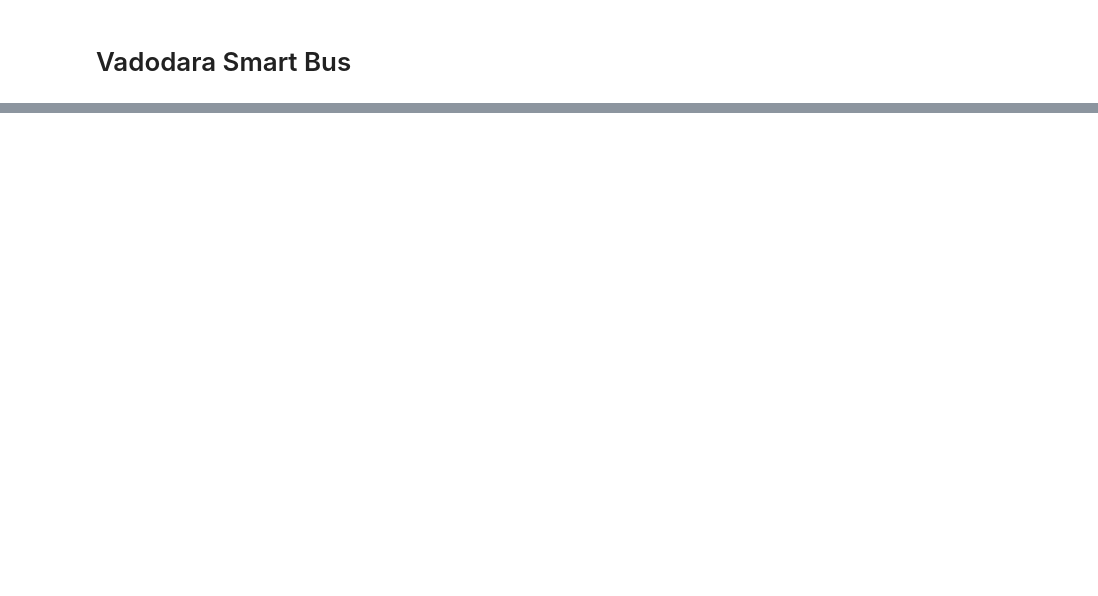
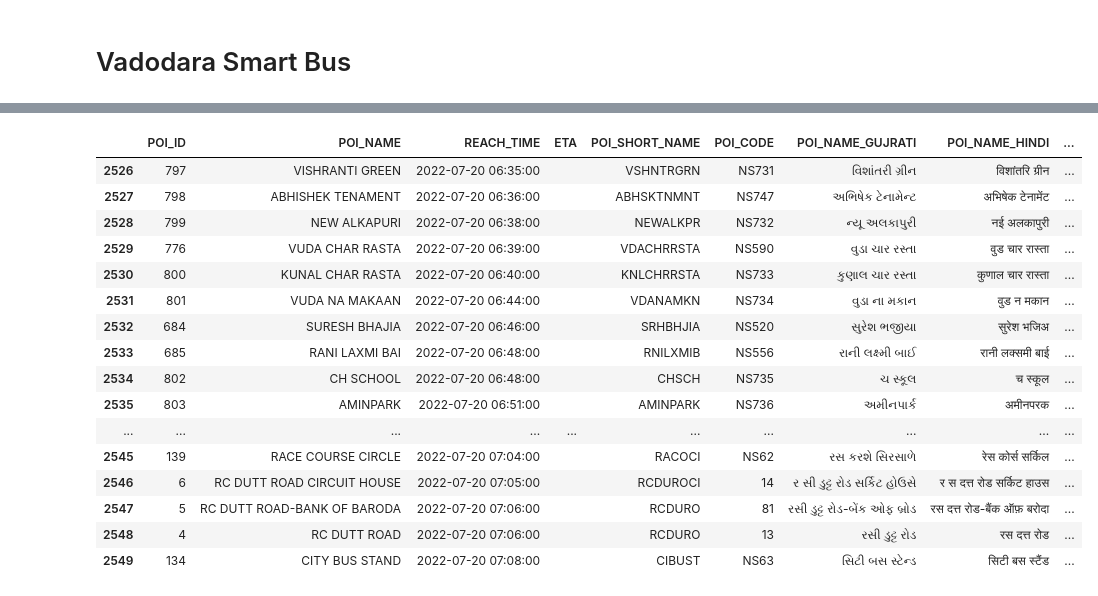
Before and after one commit to open-vadodara/smart-city-bus, a Jupyter notebook: EDA.ipynb, the cells around one changed output, grey strips where cells are left out. Cells and saved outputs as stored; diff of their text form; code cells hidden in the pictures; blank space fills up the shorter version.

```diff
--- a/EDA.ipynb
+++ b/EDA.ipynb
@@ -64,0 +125,19 @@ Components(days=0, hours=0, minutes=16, seconds=0, milliseconds=0, microseconds=
+# %%
+fldr = 'ov_bus_viz/public/route_details/'
+# %%
+df_tt = pd.read_json(fldr + 'tt_all.json')
+
+# Basic table info
+print(df_tt.shape)
+print('-'*40)
+
+# Columns
+print(df_tt.columns)
+print('-'*40)
+
+# Data types
+print(df_tt.dtypes)
+print('-'*40)
+
+# Sample overview of the data
+df_tt.head()
@@ -64,0 +204,4 @@ Components(days=0, hours=0, minutes=16, seconds=0, milliseconds=0, microseconds=
+# %%
+lat_lan = df_tt['LATLAN'].str.split(' ', expand=True)
+df_tt['LAT'] = lat_lan[0]
+df_tt['LNG'] = lat_lan[1]
@@ -64,0 +277,20 @@ Components(days=0, hours=0, minutes=16, seconds=0, milliseconds=0, microseconds=
+# %%
+df_tt[df_tt['ROUTE_NO'] == '21AD']
+# %% [output]
+|  | POI_ID | POI_NAME | REACH_TIME | ETA | POI_SHORT_NAME | POI_CODE | POI_NAME_GUJRATI | POI_NAME_HINDI | ... |
+| 2526 | 797 | VISHRANTI GREEN | 2022-07-20 06:35:00 |  | VSHNTRGRN | NS731 | વિશાંતરી ગ્રીન | विशांतरि ग्रीन | ... |
+| 2527 | 798 | ABHISHEK TENAMENT | 2022-07-20 06:36:00 |  | ABHSKTNMNT | NS747 | અભિષેક ટેનામેન્ટ | अभिषेक टेनामेंट | ... |
+| 2528 | 799 | NEW ALKAPURI | 2022-07-20 06:38:00 |  | NEWALKPR | NS732 | ન્યૂ અલકાપુરી | नई अलकापुरी | ... |
+| 2529 | 776 | VUDA CHAR RASTA | 2022-07-20 06:39:00 |  | VDACHRRSTA | NS590 | વુડા ચાર રસ્તા | वुड चार रास्ता | ... |
+| 2530 | 800 | KUNAL CHAR RASTA | 2022-07-20 06:40:00 |  | KNLCHRRSTA | NS733 | કુણાલ ચાર રસ્તા | कुणाल चार रास्ता | ... |
+| 2531 | 801 | VUDA NA MAKAAN | 2022-07-20 06:44:00 |  | VDANAMKN | NS734 | વુડા ના મકાન | वुड न मकान | ... |
+| 2532 | 684 | SURESH BHAJIA | 2022-07-20 06:46:00 |  | SRHBHJIA | NS520 | સુરેશ ભજીયા | सुरेश भजिअ | ... |
+| 2533 | 685 | RANI LAXMI BAI | 2022-07-20 06:48:00 |  | RNILXMIB | NS556 | રાની લક્ષ્મી બાઈ | रानी लक्समी बाई | ... |
+| 2534 | 802 | CH SCHOOL | 2022-07-20 06:48:00 |  | CHSCH | NS735 | ચ સ્કૂલ | च स्कूल | ... |
+| 2535 | 803 | AMINPARK | 2022-07-20 06:51:00 |  | AMINPARK | NS736 | અમીનપાર્ક | अमीनपरक | ... |
+| ... | ... | ... | ... | ... | ... | ... | ... | ... | ... |
+| 2545 | 139 | RACE COURSE CIRCLE | 2022-07-20 07:04:00 |  | RACOCI | NS62 | રસ કરશે સિરસાળે | रेस कोर्स सर्किल | ... |
+| 2546 | 6 | RC DUTT ROAD CIRCUIT HOUSE | 2022-07-20 07:05:00 |  | RCDUROCI | 14 | ર સી ડુટ્ટ રોડ સર્કિટ હોઉસે | र स दत्त रोड सर्किट हाउस | ... |
+| 2547 | 5 | RC DUTT ROAD-BANK OF BARODA | 2022-07-20 07:06:00 |  | RCDURO | 81 | રસી ડુટ્ટ રોડ-બેંક ઓફ બ્રોડ | रस दत्त रोड-बैंक ऑफ़ बरोदा | ... |
+| 2548 | 4 | RC DUTT ROAD | 2022-07-20 07:06:00 |  | RCDURO | 13 | રસી ડુટ્ટ રોડ | रस दत्त रोड | ... |
+| 2549 | 134 | CITY BUS STAND | 2022-07-20 07:08:00 |  | CIBUST | NS63 | સિટી બસ સ્ટેન્ડ | सिटी बस स्टैंड | ... |
```
Also changed, not shown: parts of 30 cells of this notebook, 3 other files.
